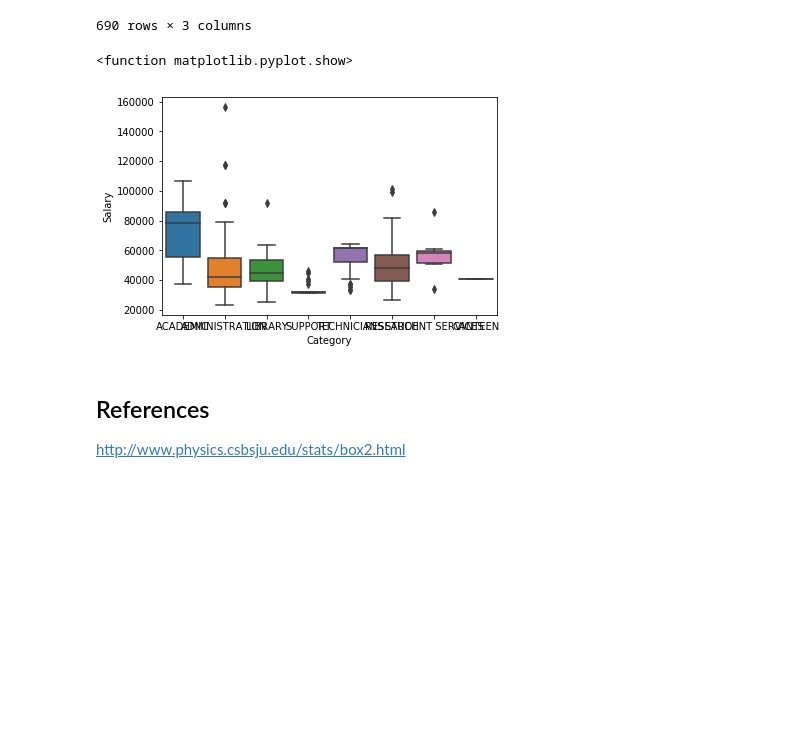
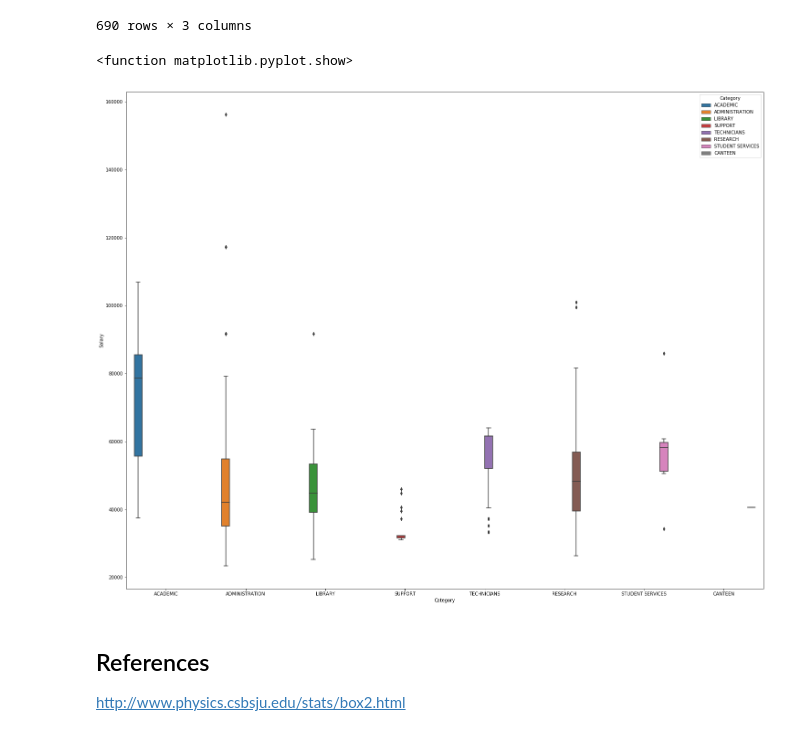
Before and after one commit to paulacduffy/boxplotsproject, a Jupyter notebook: Box Plots & their uses.ipynb, the cells around one changed output. Drawn from its saved outputs; the diff is of its cells as text; code cells hidden in the pictures; blank space fills up the shorter version.

Commit message:
changed size of boxplot otuput

```diff
--- a/Box Plots & their uses.ipynb
+++ b/Box Plots & their uses.ipynb
@@ -36,11 +36,12 @@ df
 690 rows × 3 columns
 # %%
 %matplotlib inline
-sns.boxplot(x="Category", y="Salary", data=df)
+plt.figure(figsize=(25,20))
+sns.boxplot(x="Category", y="Salary", hue = "Category", data=df)
 plt.show
 # %% [output]
 <function matplotlib.pyplot.show>
-[figure, old version]
+[figure, new version]
 # %% [markdown]
 ## References
 
```
